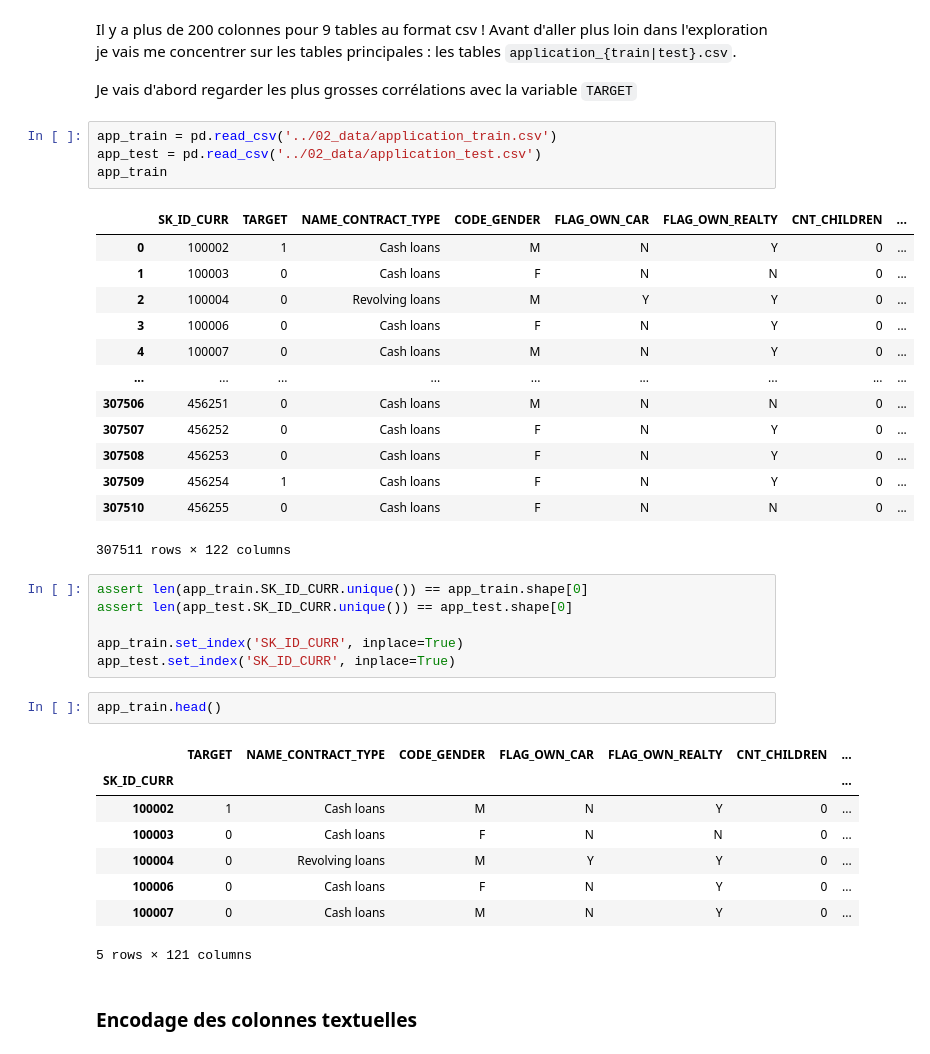
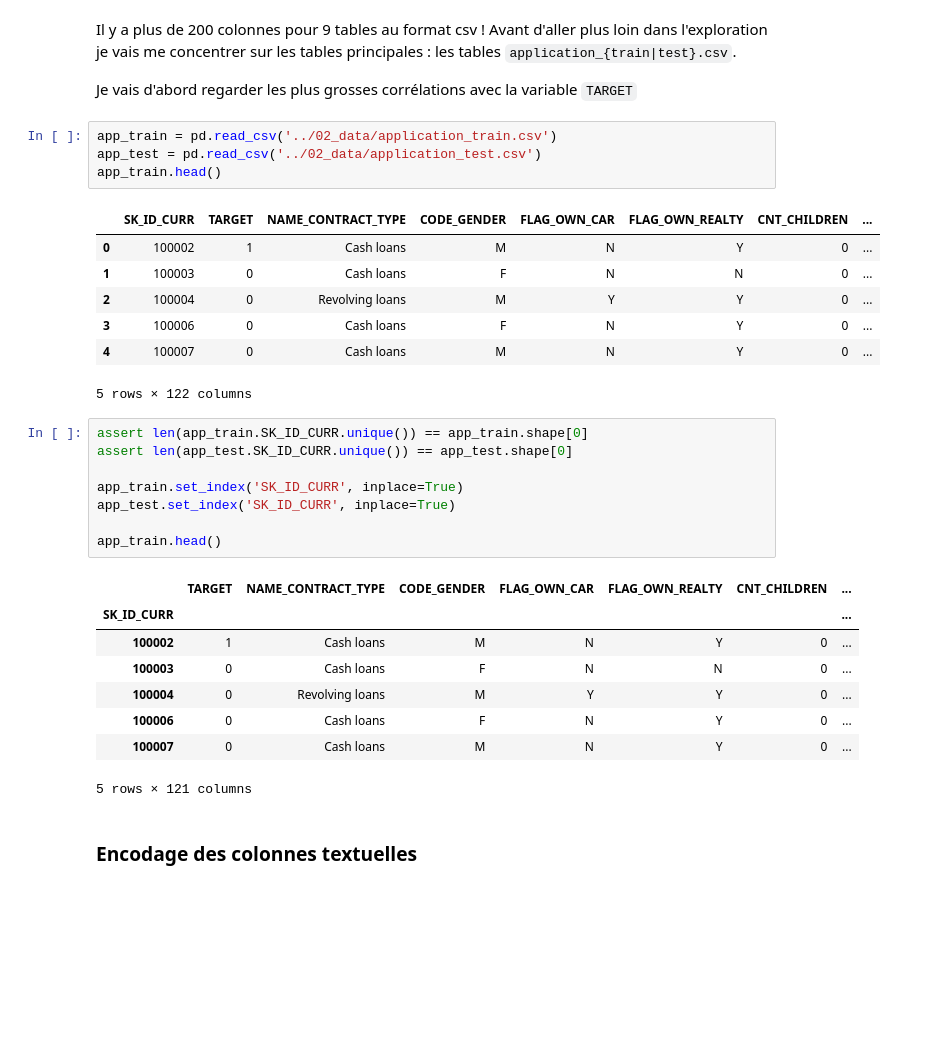
Before and after one commit to gitadum/credit_risk_rating, a Jupyter notebook: 00_notebooks/01_Exploration.ipynb, the cells around one changed output. Cells and saved outputs as stored; diff of their text form; blank space fills up the shorter version.

```diff
--- a/00_notebooks/01_Exploration.ipynb
+++ b/00_notebooks/01_Exploration.ipynb
@@ -55,38 +60,32 @@ Je vais d'abord regarder les plus grosses corrélations avec la variable `TARGET
 # %%
 app_train = pd.read_csv('../02_data/application_train.csv')
 app_test = pd.read_csv('../02_data/application_test.csv')
-app_train
+app_train.head()
 # %% [output]
 |  | SK_ID_CURR | TARGET | NAME_CONTRACT_TYPE | CODE_GENDER | FLAG_OWN_CAR | FLAG_OWN_REALTY | CNT_CHILDREN | ... |
 | 0 | 100002 | 1 | Cash loans | M | N | Y | 0 | ... |
 | 1 | 100003 | 0 | Cash loans | F | N | N | 0 | ... |
 | 2 | 100004 | 0 | Revolving loans | M | Y | Y | 0 | ... |
 | 3 | 100006 | 0 | Cash loans | F | N | Y | 0 | ... |
 | 4 | 100007 | 0 | Cash loans | M | N | Y | 0 | ... |
-| ... | ... | ... | ... | ... | ... | ... | ... | ... |
-| 307506 | 456251 | 0 | Cash loans | M | N | N | 0 | ... |
-| 307507 | 456252 | 0 | Cash loans | F | N | Y | 0 | ... |
-| 307508 | 456253 | 0 | Cash loans | F | N | Y | 0 | ... |
-| 307509 | 456254 | 1 | Cash loans | F | N | Y | 0 | ... |
-| 307510 | 456255 | 0 | Cash loans | F | N | N | 0 | ... |
-307511 rows × 122 columns
+5 rows × 122 columns
 # %%
 assert len(app_train.SK_ID_CURR.unique()) == app_train.shape[0]
 assert len(app_test.SK_ID_CURR.unique()) == app_test.shape[0]
 
 app_train.set_index('SK_ID_CURR', inplace=True)
 app_test.set_index('SK_ID_CURR', inplace=True)
+
+app_train.head()
+# %% [output]
+|  | TARGET | NAME_CONTRACT_TYPE | CODE_GENDER | FLAG_OWN_CAR | FLAG_OWN_REALTY | CNT_CHILDREN | ... |
+| SK_ID_CURR |  |  |  |  |  |  | ... |
+| 100002 | 1 | Cash loans | M | N | Y | 0 | ... |
+| 100003 | 0 | Cash loans | F | N | N | 0 | ... |
+| 100004 | 0 | Revolving loans | M | Y | Y | 0 | ... |
+| 100006 | 0 | Cash loans | F | N | Y | 0 | ... |
+| 100007 | 0 | Cash loans | M | N | Y | 0 | ... |
+5 rows × 121 columns
-# %%
-app_train.head()
-# %% [output]
-|  | TARGET | NAME_CONTRACT_TYPE | CODE_GENDER | FLAG_OWN_CAR | FLAG_OWN_REALTY | CNT_CHILDREN | ... |
-| SK_ID_CURR |  |  |  |  |  |  | ... |
-| 100002 | 1 | Cash loans | M | N | Y | 0 | ... |
-| 100003 | 0 | Cash loans | F | N | N | 0 | ... |
-| 100004 | 0 | Revolving loans | M | Y | Y | 0 | ... |
-| 100006 | 0 | Cash loans | F | N | Y | 0 | ... |
-| 100007 | 0 | Cash loans | M | N | Y | 0 | ... |
-5 rows × 121 columns
 # %% [markdown]
 ### Encodage des colonnes textuelles
 # %%
```
Also changed, not shown: parts of 37 cells of this notebook, 1 other file.
